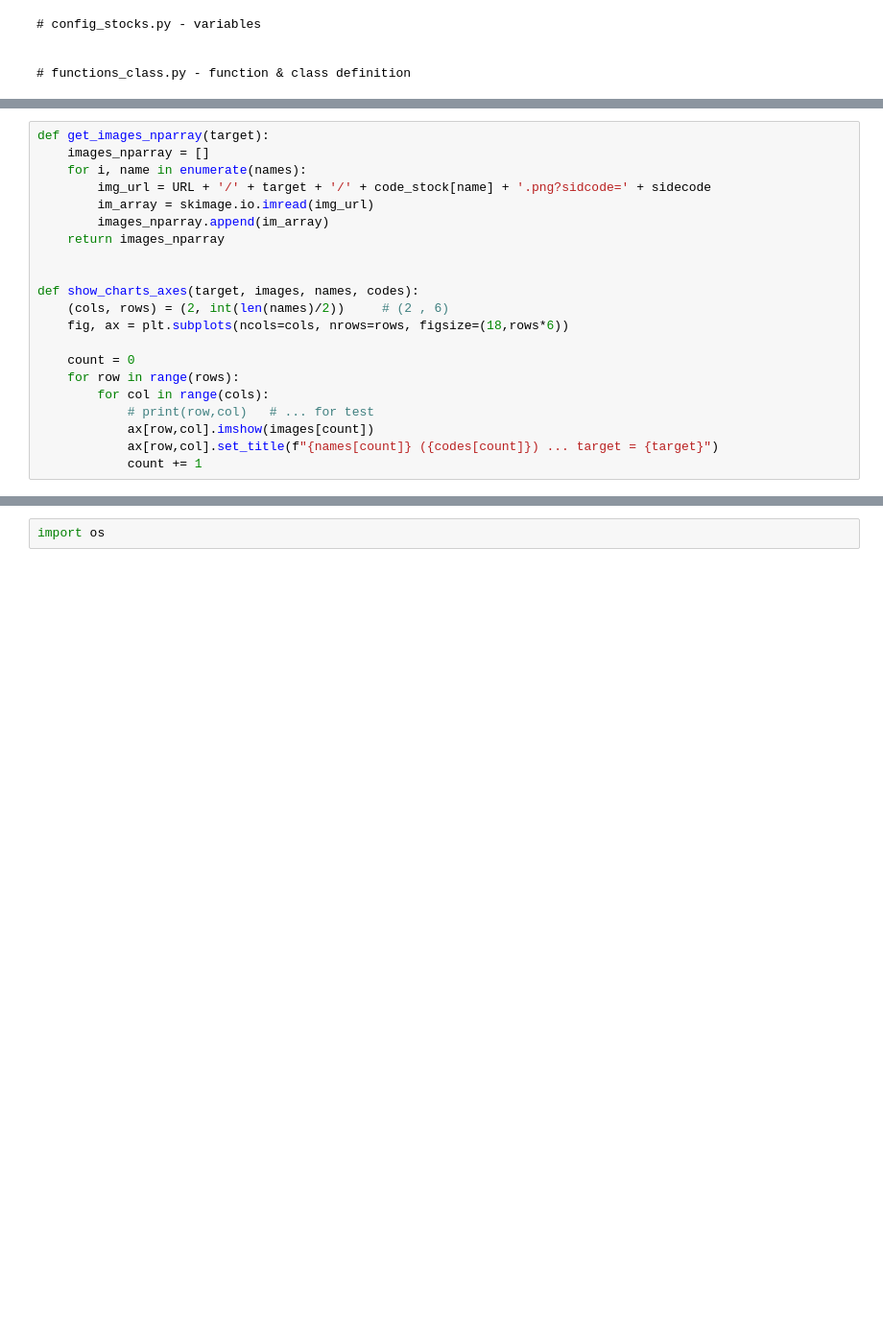
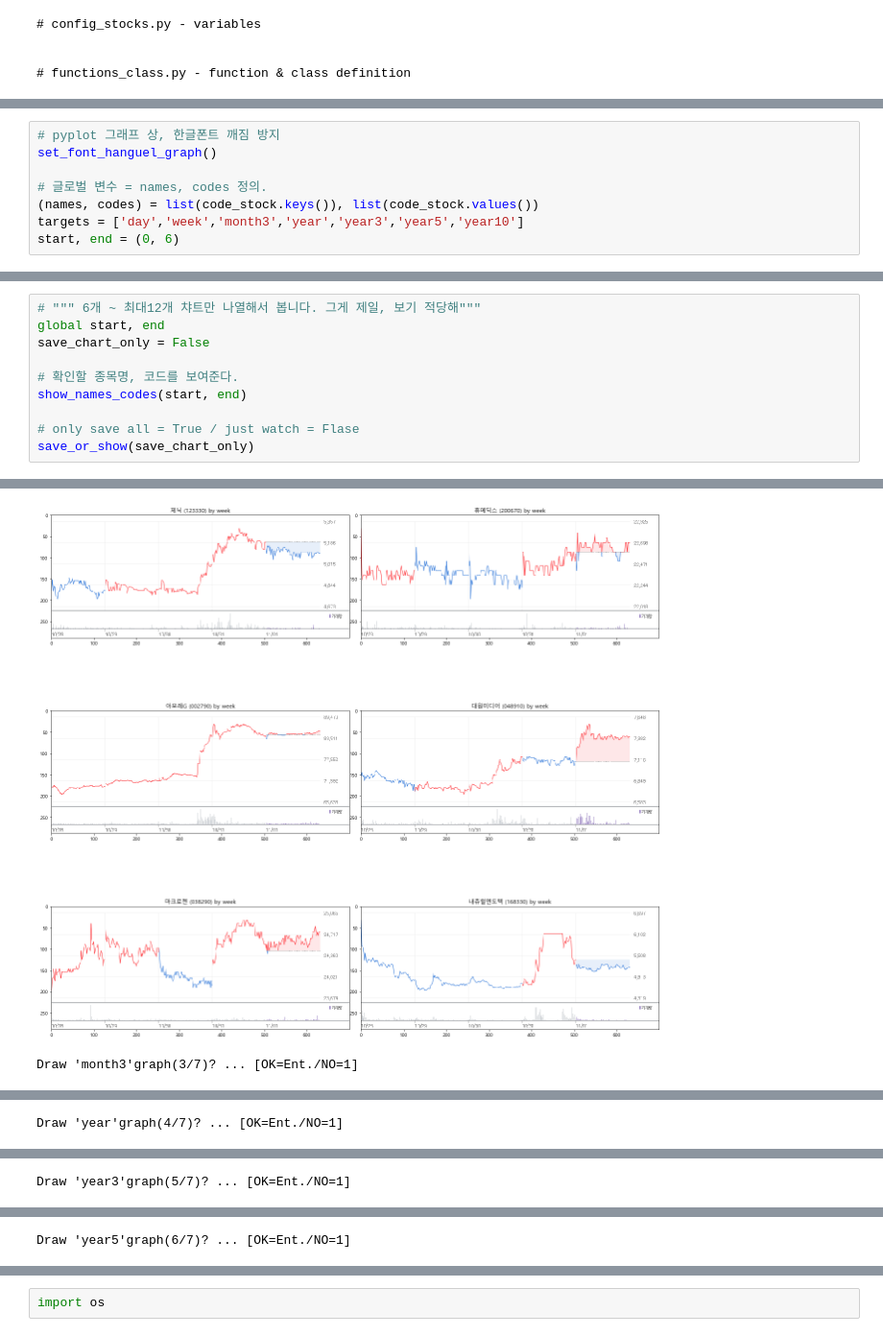
Before and after one commit to onitonitonito/web_beautifulsoup_scrapping, a Jupyter notebook: module_sellenium/stock_weekly_chart_pstaticNet.ipynb, the cells around one changed output, grey strips where cells are left out. Shown at 96% size. Drawn from its saved outputs; the diff is of its cells as text; blank space fills up the shorter version.

Commit message:
5.91-modif Ipynb charts view

```diff
--- a/module_sellenium/stock_weekly_chart_pstaticNet.ipynb
+++ b/module_sellenium/stock_weekly_chart_pstaticNet.ipynb
@@ -59,21 +58,0 @@ import skimage
-# %%
-def get_images_nparray(target):
-    images_nparray = []
-    for i, name in enumerate(names):
-        img_url = URL + '/' + target + '/' + code_stock[name] + '.png?sidcode=' + sidecode
-        im_array = skimage.io.imread(img_url)
-        images_nparray.append(im_array)
-    return images_nparray
-
-
-def show_charts_axes(target, images, names, codes):
-    (cols, rows) = (2, int(len(names)/2))     # (2 , 6)
-    fig, ax = plt.subplots(ncols=cols, nrows=rows, figsize=(18,rows*6))
-
-    count = 0
-    for row in range(rows):
-        for col in range(cols):
-            # print(row,col)   # ... for test
-            ax[row,col].imshow(images[count])
-            ax[row,col].set_title(f"{names[count]} ({codes[count]}) ... target = {target}")
-            count += 1
@@ -114,0 +62,8 @@ show_charts_axes(
+# %%
+# pyplot 그래프 상, 한글폰트 깨짐 방지
+set_font_hanguel_graph()
+
+# 글로벌 변수 = names, codes 정의.
+(names, codes) = list(code_stock.keys()), list(code_stock.values())
+targets = ['day','week','month3','year','year3','year5','year10']
+start, end = (0, 6)
@@ -114,0 +136,11 @@ show_charts_axes(
+# %%
+# """ 6개 ~ 최대12개 챠트만 나열해서 봅니다. 그게 제일, 보기 적당해"""
+global start, end
+save_chart_only = False
+
+# 확인할 종목명, 코드를 보여준다.
+show_names_codes(start, end)
+
+# only save all = True / just watch = Flase
+save_or_show(save_chart_only)
+# %% [output]
@@ -114,0 +166,2 @@ show_charts_axes(
+[figure, added]
+Draw 'month3'graph(3/7)? ... [OK=Ent./NO=1]
@@ -114,0 +169 @@ show_charts_axes(
+Draw 'year'graph(4/7)? ... [OK=Ent./NO=1]
@@ -114,0 +171 @@ show_charts_axes(
+Draw 'year3'graph(5/7)? ... [OK=Ent./NO=1]
@@ -114,0 +173 @@ show_charts_axes(
+Draw 'year5'graph(6/7)? ... [OK=Ent./NO=1]
```
Also changed, not shown: parts of 19 cells of this notebook, 4 other files.
